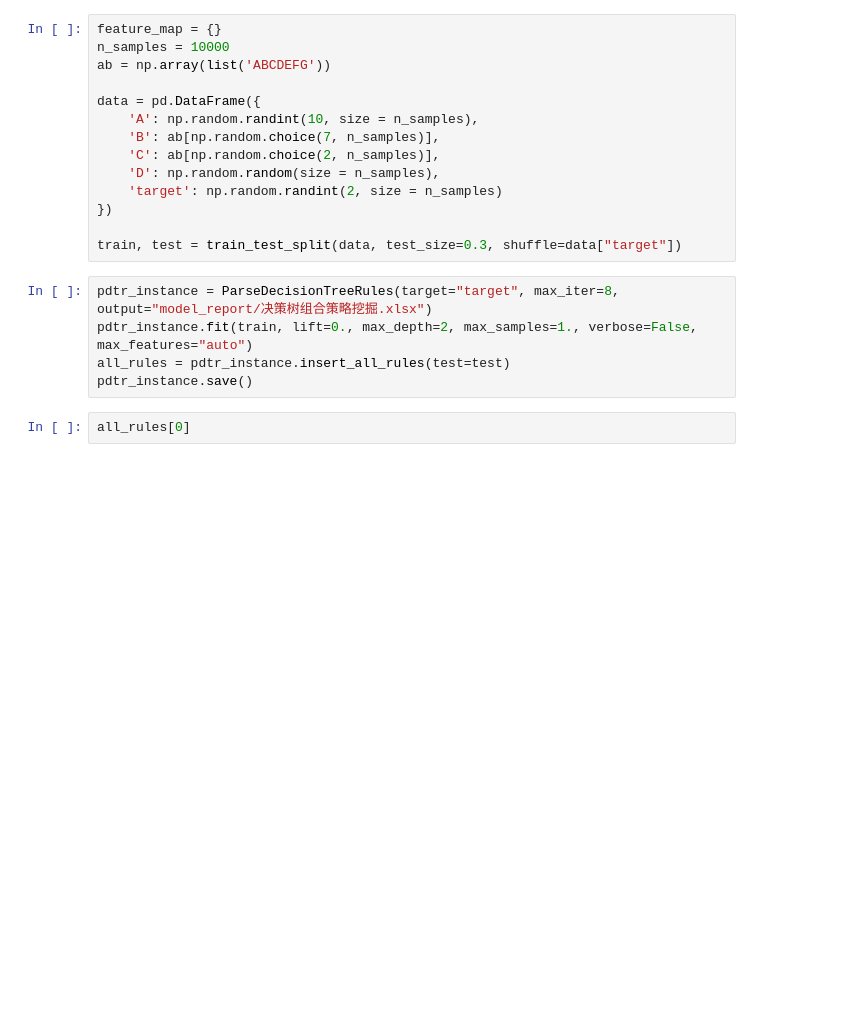
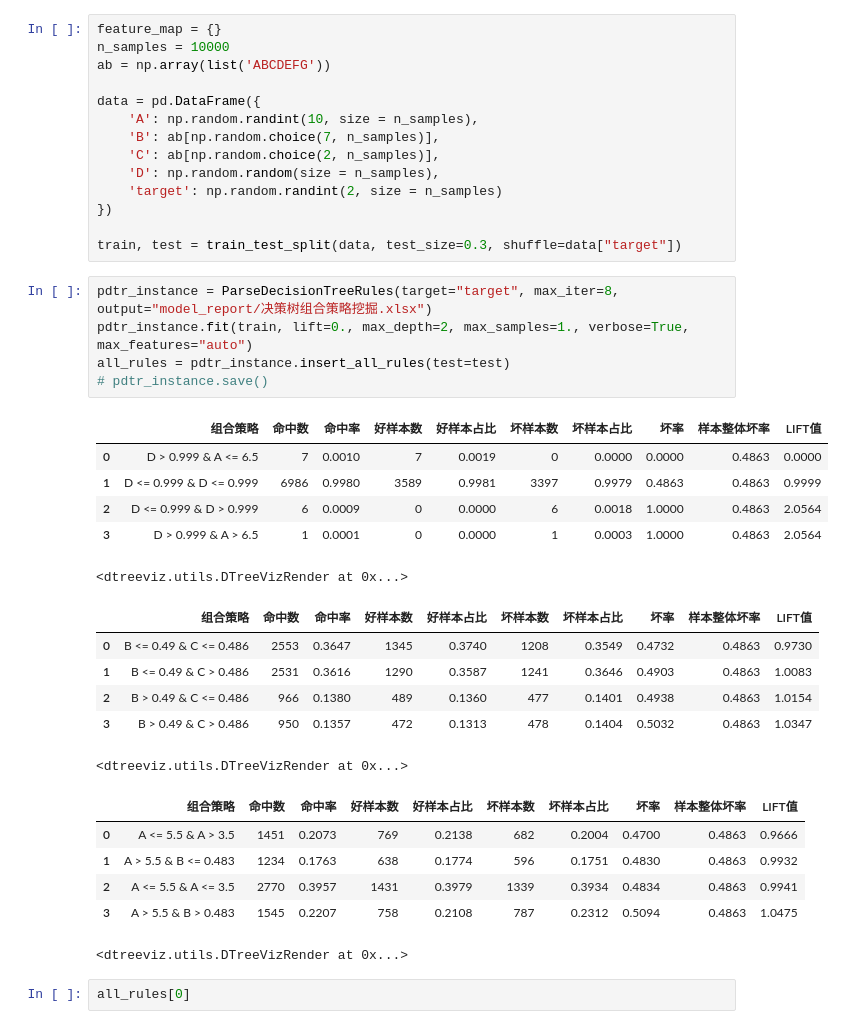
Before and after one commit to itlubber/pdtr, a Jupyter notebook: examples/pdtr_samplts.ipynb, the cells around one changed output. Cells and saved outputs as stored; diff of their text form; blank space fills up the shorter version.

```diff
--- a/examples/pdtr_samplts.ipynb
+++ b/examples/pdtr_samplts.ipynb
@@ -29,9 +34,28 @@ data = pd.DataFrame({
 train, test = train_test_split(data, test_size=0.3, shuffle=data["target"])
 # %%
 pdtr_instance = ParseDecisionTreeRules(target="target", max_iter=8, output="model_report/决策树组合策略挖掘.xlsx")
-pdtr_instance.fit(train, lift=0., max_depth=2, max_samples=1., verbose=False, max_features="auto")
+pdtr_instance.fit(train, lift=0., max_depth=2, max_samples=1., verbose=True, max_features="auto")
 all_rules = pdtr_instance.insert_all_rules(test=test)
-pdtr_instance.save()
+# pdtr_instance.save()
+# %% [output]
+|  | 组合策略 | 命中数 | 命中率 | 好样本数 | 好样本占比 | 坏样本数 | 坏样本占比 | 坏率 | 样本整体坏率 | LIFT值 |
+| 0 | D > 0.999 & A <= 6.5 | 7 | 0.0010 | 7 | 0.0019 | 0 | 0.0000 | 0.0000 | 0.4863 | 0.0000 |
+| 1 | D <= 0.999 & D <= 0.999 | 6986 | 0.9980 | 3589 | 0.9981 | 3397 | 0.9979 | 0.4863 | 0.4863 | 0.9999 |
+| 2 | D <= 0.999 & D > 0.999 | 6 | 0.0009 | 0 | 0.0000 | 6 | 0.0018 | 1.0000 | 0.4863 | 2.0564 |
+| 3 | D > 0.999 & A > 6.5 | 1 | 0.0001 | 0 | 0.0000 | 1 | 0.0003 | 1.0000 | 0.4863 | 2.0564 |
+<dtreeviz.utils.DTreeVizRender at 0x...>
+|  | 组合策略 | 命中数 | 命中率 | 好样本数 | 好样本占比 | 坏样本数 | 坏样本占比 | 坏率 | 样本整体坏率 | LIFT值 |
+| 0 | B <= 0.49 & C <= 0.486 | 2553 | 0.3647 | 1345 | 0.3740 | 1208 | 0.3549 | 0.4732 | 0.4863 | 0.9730 |
+| 1 | B <= 0.49 & C > 0.486 | 2531 | 0.3616 | 1290 | 0.3587 | 1241 | 0.3646 | 0.4903 | 0.4863 | 1.0083 |
+| 2 | B > 0.49 & C <= 0.486 | 966 | 0.1380 | 489 | 0.1360 | 477 | 0.1401 | 0.4938 | 0.4863 | 1.0154 |
+| 3 | B > 0.49 & C > 0.486 | 950 | 0.1357 | 472 | 0.1313 | 478 | 0.1404 | 0.5032 | 0.4863 | 1.0347 |
+<dtreeviz.utils.DTreeVizRender at 0x...>
+|  | 组合策略 | 命中数 | 命中率 | 好样本数 | 好样本占比 | 坏样本数 | 坏样本占比 | 坏率 | 样本整体坏率 | LIFT值 |
+| 0 | A <= 5.5 & A > 3.5 | 1451 | 0.2073 | 769 | 0.2138 | 682 | 0.2004 | 0.4700 | 0.4863 | 0.9666 |
+| 1 | A > 5.5 & B <= 0.483 | 1234 | 0.1763 | 638 | 0.1774 | 596 | 0.1751 | 0.4830 | 0.4863 | 0.9932 |
+| 2 | A <= 5.5 & A <= 3.5 | 2770 | 0.3957 | 1431 | 0.3979 | 1339 | 0.3934 | 0.4834 | 0.4863 | 0.9941 |
+| 3 | A > 5.5 & B > 0.483 | 1545 | 0.2207 | 758 | 0.2108 | 787 | 0.2312 | 0.5094 | 0.4863 | 1.0475 |
+<dtreeviz.utils.DTreeVizRender at 0x...>
 # %%
 all_rules[0]
 # %% [output]
```
Also changed, not shown: parts of 2 cells of this notebook, 12 other files.
